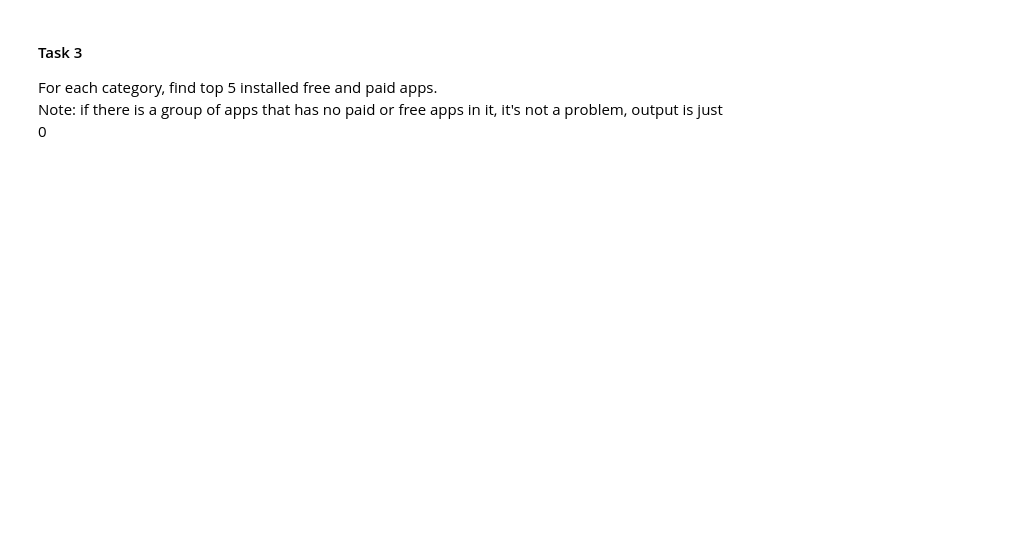
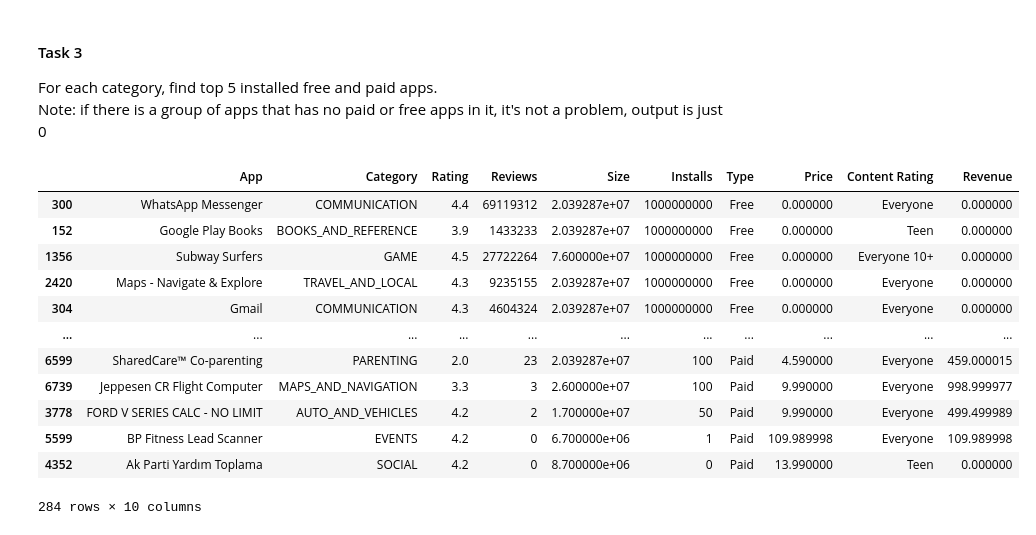
Before and after one commit to bahaozsahin/Develhope_Project-2_team-3, a Jupyter notebook: week3/week3_Baha.ipynb, the cells around one changed output. Cells and saved outputs as stored; diff of their text form; code cells hidden in the pictures; blank space fills up the shorter version.

```diff
--- a/week3/week3_Baha.ipynb
+++ b/week3/week3_Baha.ipynb
@@ -211,3 +226,18 @@ For each category, find top 5 installed free and paid apps. <br>
 Note: if there is a group of apps that has no paid or free apps in it, it's not a problem, output is just 0
 # %%
 df = data.sort_values('Installs', ascending=False).groupby(['Category', 'Type']).head(5)
+df
+# %% [output]
+|  | App | Category | Rating | Reviews | Size | Installs | Type | Price | Content Rating | Revenue |
+| 300 | WhatsApp Messenger | COMMUNICATION | 4.4 | 69119312 | 2.039287e+07 | 1000000000 | Free | 0.000000 | Everyone | 0.000000 |
+| 152 | Google Play Books | BOOKS_AND_REFERENCE | 3.9 | 1433233 | 2.039287e+07 | 1000000000 | Free | 0.000000 | Teen | 0.000000 |
+| 1356 | Subway Surfers | GAME | 4.5 | 27722264 | 7.600000e+07 | 1000000000 | Free | 0.000000 | Everyone 10+ | 0.000000 |
+| 2420 | Maps - Navigate & Explore | TRAVEL_AND_LOCAL | 4.3 | 9235155 | 2.039287e+07 | 1000000000 | Free | 0.000000 | Everyone | 0.000000 |
+| 304 | Gmail | COMMUNICATION | 4.3 | 4604324 | 2.039287e+07 | 1000000000 | Free | 0.000000 | Everyone | 0.000000 |
+| ... | ... | ... | ... | ... | ... | ... | ... | ... | ... | ... |
+| 6599 | SharedCare™ Co-parenting | PARENTING | 2.0 | 23 | 2.039287e+07 | 100 | Paid | 4.590000 | Everyone | 459.000015 |
+| 6739 | Jeppesen CR Flight Computer | MAPS_AND_NAVIGATION | 3.3 | 3 | 2.600000e+07 | 100 | Paid | 9.990000 | Everyone | 998.999977 |
+| 3778 | FORD V SERIES CALC - NO LIMIT | AUTO_AND_VEHICLES | 4.2 | 2 | 1.700000e+07 | 50 | Paid | 9.990000 | Everyone | 499.499989 |
+| 5599 | BP Fitness Lead Scanner | EVENTS | 4.2 | 0 | 6.700000e+06 | 1 | Paid | 109.989998 | Everyone | 109.989998 |
+| 4352 | Ak Parti Yardım Toplama | SOCIAL | 4.2 | 0 | 8.700000e+06 | 0 | Paid | 13.990000 | Teen | 0.000000 |
+284 rows × 10 columns
```
Also changed, not shown: parts of 8 cells of this notebook.
